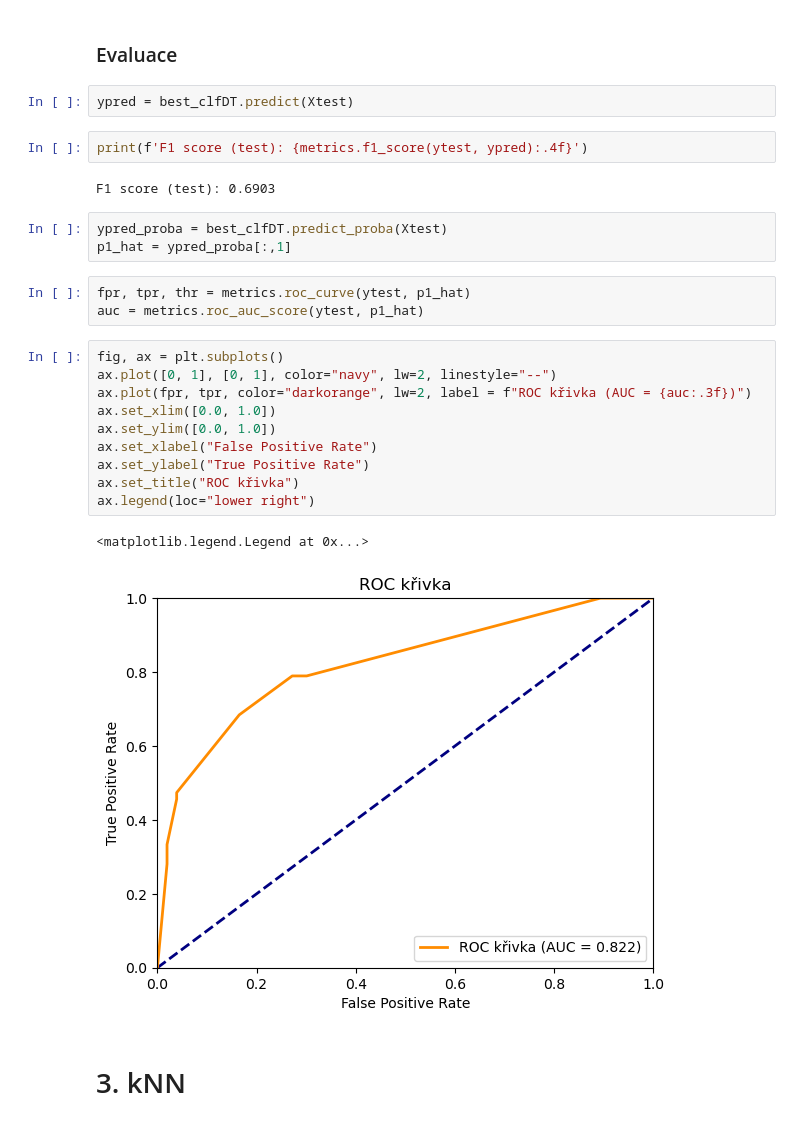
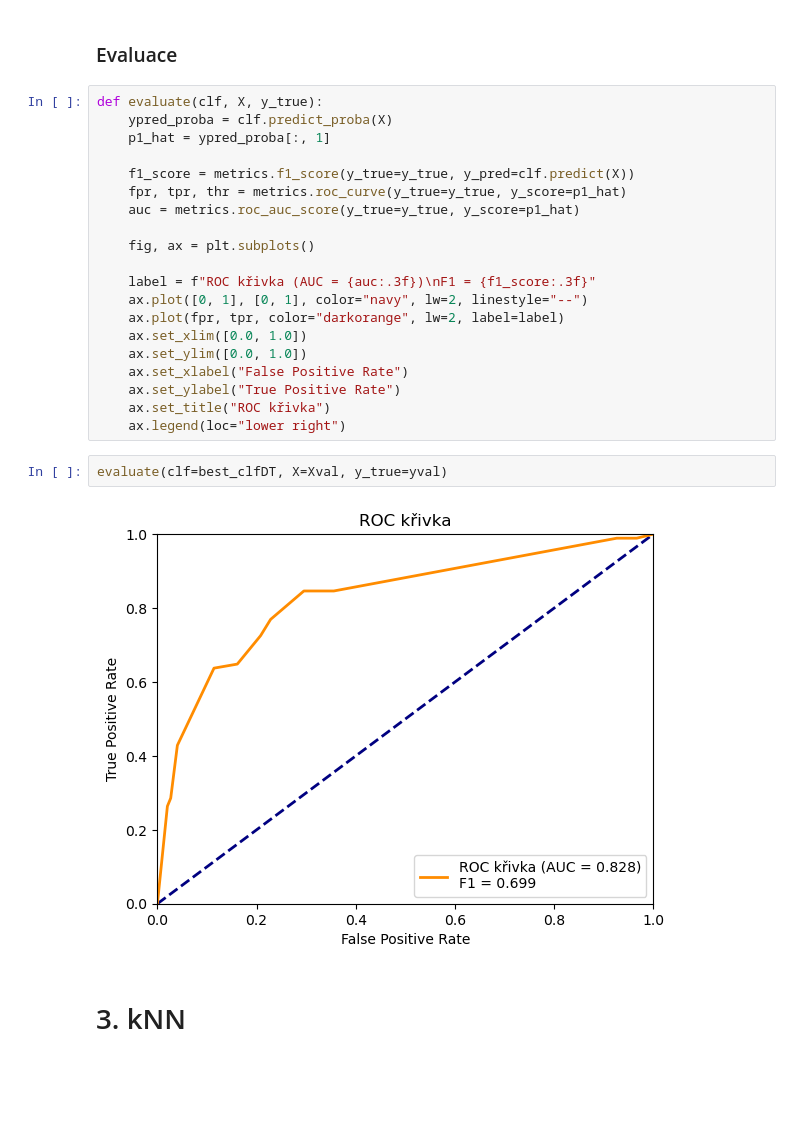
Before and after one commit to nickobard/Machine-Learning-I, a Jupyter notebook: 01/homework_01.ipynb, the cells around one changed output. Drawn from its saved outputs; the diff is of its cells as text; blank space fills up the shorter version.

```diff
--- a/01/homework_01.ipynb
+++ b/01/homework_01.ipynb
@@ -855,31 +855,30 @@ accuracy score (test): 0.781250
 My best - without proper stats
 # %% [markdown]
 ### Evaluace
-# %%
-ypred = best_clfDT.predict(Xtest)
-# %%
-print(f'F1 score (test): {metrics.f1_score(ytest, ypred):.4f}')
-# %% [output]
-F1 score (test): 0.6903
-# %%
-ypred_proba = best_clfDT.predict_proba(Xtest)
-p1_hat = ypred_proba[:,1]
-# %%
-fpr, tpr, thr = metrics.roc_curve(ytest, p1_hat)
-auc = metrics.roc_auc_score(ytest, p1_hat)
 # %%
-fig, ax = plt.subplots()
-ax.plot([0, 1], [0, 1], color="navy", lw=2, linestyle="--")
-ax.plot(fpr, tpr, color="darkorange", lw=2, label = f"ROC křivka (AUC = {auc:.3f})")
-ax.set_xlim([0.0, 1.0])
-ax.set_ylim([0.0, 1.0])
-ax.set_xlabel("False Positive Rate")
-ax.set_ylabel("True Positive Rate")
-ax.set_title("ROC křivka")
-ax.legend(loc="lower right")
+def evaluate(clf, X, y_true):
+    ypred_proba = clf.predict_proba(X)
+    p1_hat = ypred_proba[:, 1]
+
+    f1_score = metrics.f1_score(y_true=y_true, y_pred=clf.predict(X))
+    fpr, tpr, thr = metrics.roc_curve(y_true=y_true, y_score=p1_hat)
+    auc = metrics.roc_auc_score(y_true=y_true, y_score=p1_hat)
+
+    fig, ax = plt.subplots()
+
+    label = f"ROC křivka (AUC = {auc:.3f})\nF1 = {f1_score:.3f}"
+    ax.plot([0, 1], [0, 1], color="navy", lw=2, linestyle="--")
+    ax.plot(fpr, tpr, color="darkorange", lw=2, label=label)
+    ax.set_xlim([0.0, 1.0])
+    ax.set_ylim([0.0, 1.0])
+    ax.set_xlabel("False Positive Rate")
+    ax.set_ylabel("True Positive Rate")
+    ax.set_title("ROC křivka")
+    ax.legend(loc="lower right")
-# %% [output]
-<matplotlib.legend.Legend at 0x...>
-[figure, removed]
+# %%
+evaluate(clf=best_clfDT, X=Xval, y_true=yval)
+# %% [output]
+[figure, added]
 # %% [markdown]
 # 3. kNN
 # %% [markdown]
```
Also changed, not shown: parts of 23 cells of this notebook, 1 other file.
